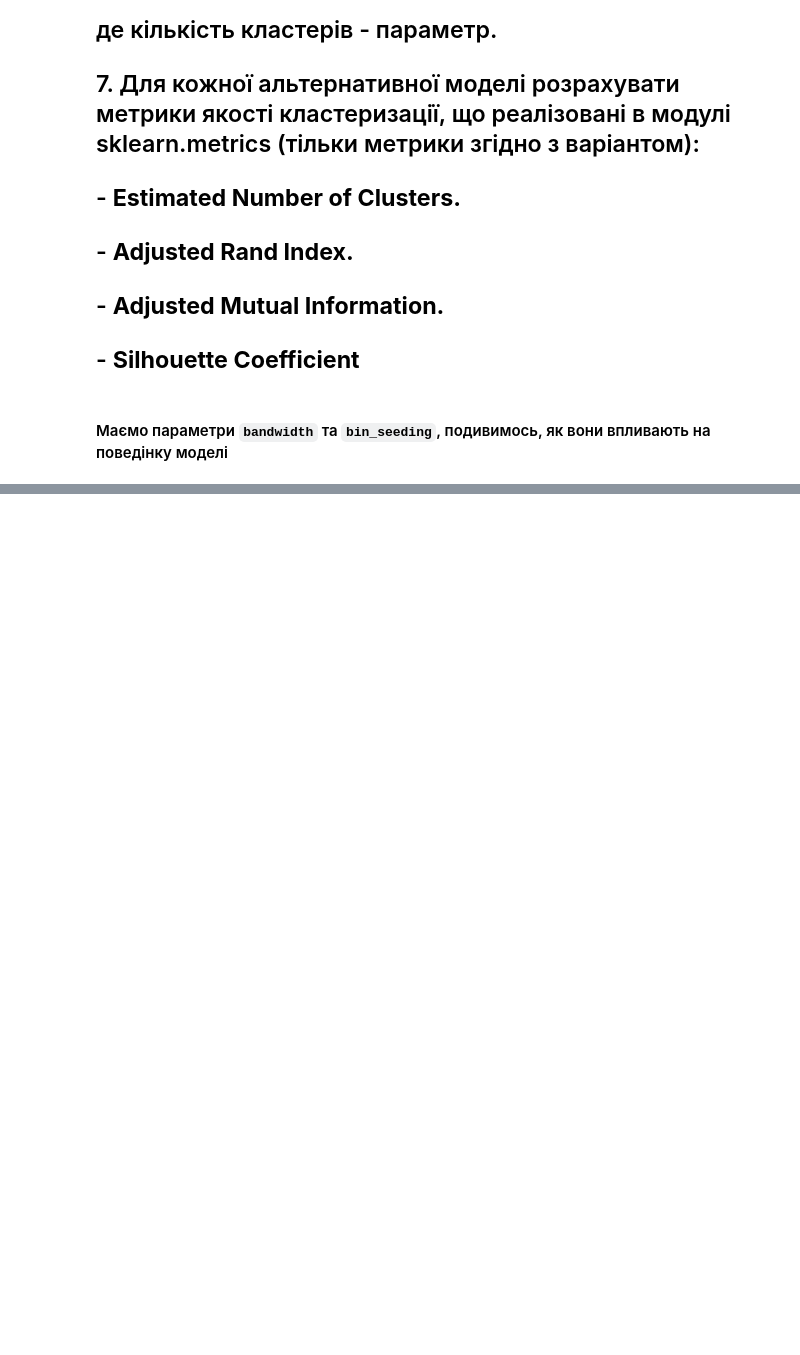
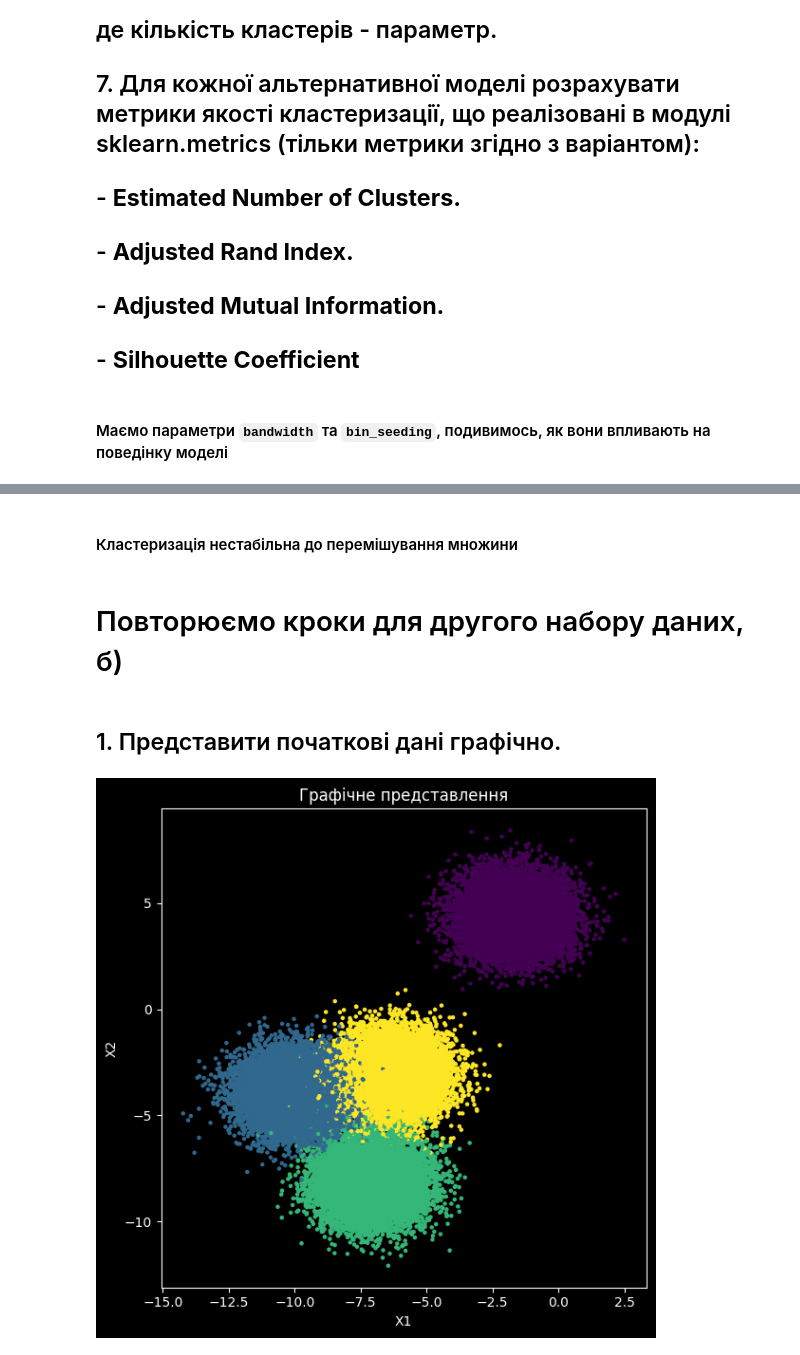
Before and after one commit to MykhailoTymoshenko/iad-4, a Jupyter notebook: main.ipynb, the cells around one changed output, grey strips where cells are left out. Cells and saved outputs as stored; diff of their text form; code cells hidden in the pictures; blank space fills up the shorter version.

```diff
--- a/main.ipynb
+++ b/main.ipynb
@@ -248,0 +262,18 @@ else:
+# %% [markdown]
+#### Кластеризація нестабільна до перемішування множини
+# %% [markdown]
+# Повторюємо кроки для другого набору даних, б)
+# %% [markdown]
+## 1. Представити початковi данi графiчно.
+# %%
+X, y_true = make_blobs(n_samples=50000, n_features=2, centers=4, cluster_std=1, center_box=(-10.0, 10.0), shuffle=True, random_state=1)
+
+plt.figure(figsize=(6, 6))
+plt.scatter(X[:, 0], X[:, 1], c=y_true, s=5, cmap='viridis')
+plt.title('Графічне представлення')
+plt.xlabel('X1')
+plt.ylabel('X2')
+plt.tight_layout()
+plt.show()
+# %% [output]
+[figure, added]
```
Also changed, not shown: parts of 17 cells of this notebook.
